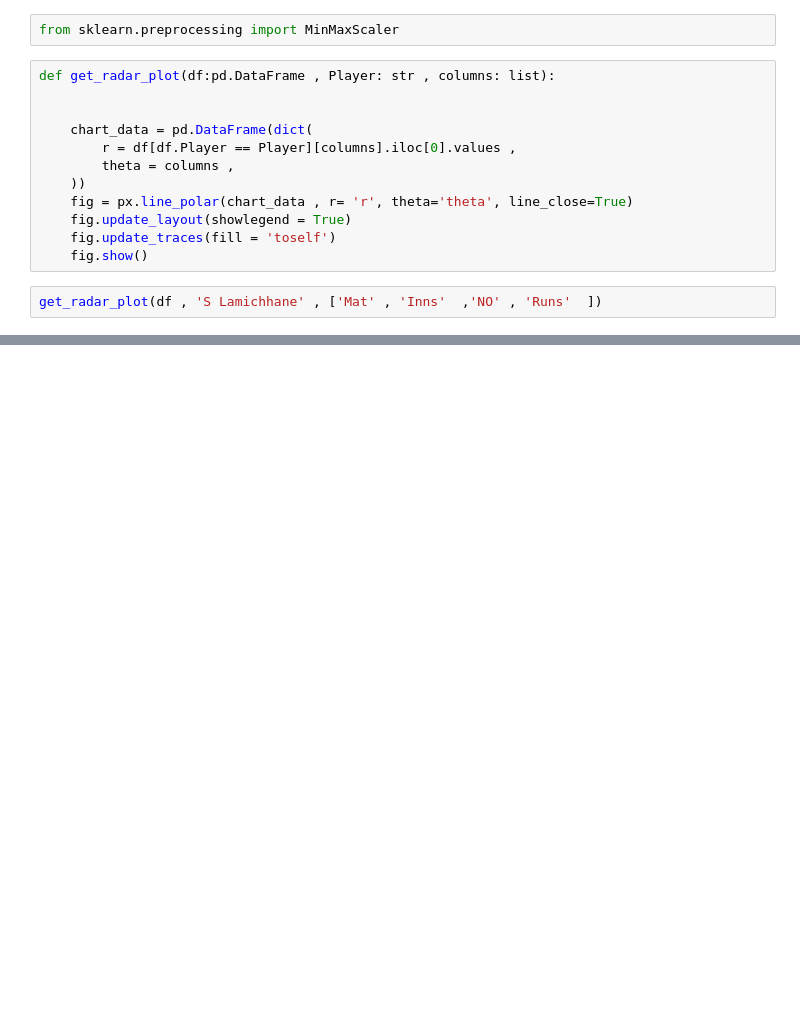
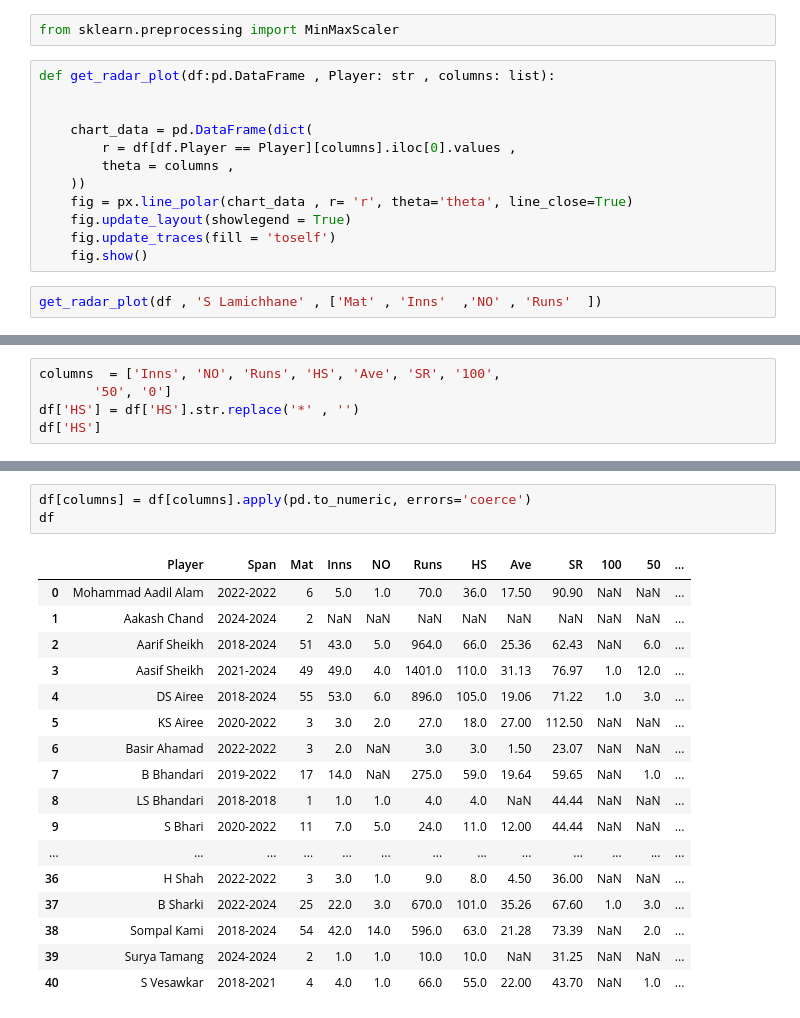
Before and after one commit to ankman007/cricket-statsguru, a Jupyter notebook: PlayersStat.ipynb, the cells around one changed output, grey strips where cells are left out. Saved outputs shown, nothing was run; the diff lists cells and outputs as text; blank space fills up the shorter version.

```diff
--- a/PlayersStat.ipynb
+++ b/PlayersStat.ipynb
@@ -75,0 +82,5 @@ get_radar_plot(df , 'S Lamichhane' , ['Mat' , 'Inns'  ,'NO' , 'Runs'  ])
+# %%
+columns  = ['Inns', 'NO', 'Runs', 'HS', 'Ave', 'SR', '100',
+       '50', '0']
+df['HS'] = df['HS'].str.replace('*' , '')
+df['HS']
@@ -75,0 +106,21 @@ get_radar_plot(df , 'S Lamichhane' , ['Mat' , 'Inns'  ,'NO' , 'Runs'  ])
+# %%
+df[columns] = df[columns].apply(pd.to_numeric, errors='coerce')
+df
+# %% [output]
+|  | Player | Span | Mat | Inns | NO | Runs | HS | Ave | SR | 100 | 50 | ... |
+| 0 | Mohammad Aadil Alam | 2022-2022 | 6 | 5.0 | 1.0 | 70.0 | 36.0 | 17.50 | 90.90 | NaN | NaN | ... |
+| 1 | Aakash Chand | 2024-2024 | 2 | NaN | NaN | NaN | NaN | NaN | NaN | NaN | NaN | ... |
+| 2 | Aarif Sheikh | 2018-2024 | 51 | 43.0 | 5.0 | 964.0 | 66.0 | 25.36 | 62.43 | NaN | 6.0 | ... |
+| 3 | Aasif Sheikh | 2021-2024 | 49 | 49.0 | 4.0 | 1401.0 | 110.0 | 31.13 | 76.97 | 1.0 | 12.0 | ... |
+| 4 | DS Airee | 2018-2024 | 55 | 53.0 | 6.0 | 896.0 | 105.0 | 19.06 | 71.22 | 1.0 | 3.0 | ... |
+| 5 | KS Airee | 2020-2022 | 3 | 3.0 | 2.0 | 27.0 | 18.0 | 27.00 | 112.50 | NaN | NaN | ... |
+| 6 | Basir Ahamad | 2022-2022 | 3 | 2.0 | NaN | 3.0 | 3.0 | 1.50 | 23.07 | NaN | NaN | ... |
+| 7 | B Bhandari | 2019-2022 | 17 | 14.0 | NaN | 275.0 | 59.0 | 19.64 | 59.65 | NaN | 1.0 | ... |
+| 8 | LS Bhandari | 2018-2018 | 1 | 1.0 | 1.0 | 4.0 | 4.0 | NaN | 44.44 | NaN | NaN | ... |
+| 9 | S Bhari | 2020-2022 | 11 | 7.0 | 5.0 | 24.0 | 11.0 | 12.00 | 44.44 | NaN | NaN | ... |
+| ... | ... | ... | ... | ... | ... | ... | ... | ... | ... | ... | ... | ... |
+| 36 | H Shah | 2022-2022 | 3 | 3.0 | 1.0 | 9.0 | 8.0 | 4.50 | 36.00 | NaN | NaN | ... |
+| 37 | B Sharki | 2022-2024 | 25 | 22.0 | 3.0 | 670.0 | 101.0 | 35.26 | 67.60 | 1.0 | 3.0 | ... |
+| 38 | Sompal Kami | 2018-2024 | 54 | 42.0 | 14.0 | 596.0 | 63.0 | 21.28 | 73.39 | NaN | 2.0 | ... |
+| 39 | Surya Tamang | 2024-2024 | 2 | 1.0 | 1.0 | 10.0 | 10.0 | NaN | 31.25 | NaN | NaN | ... |
+| 40 | S Vesawkar | 2018-2021 | 4 | 4.0 | 1.0 | 66.0 | 55.0 | 22.00 | 43.70 | NaN | 1.0 | ... |
```
Also changed, not shown: parts of 7 cells of this notebook, 4 other files.
